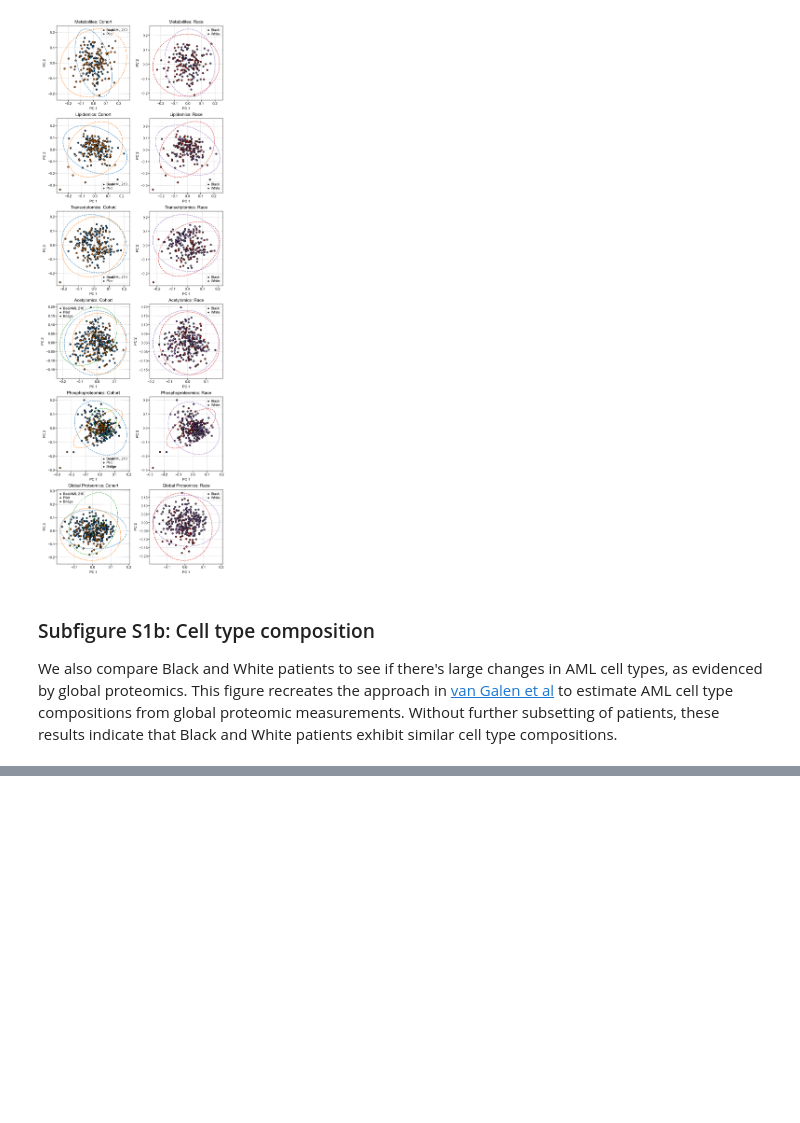
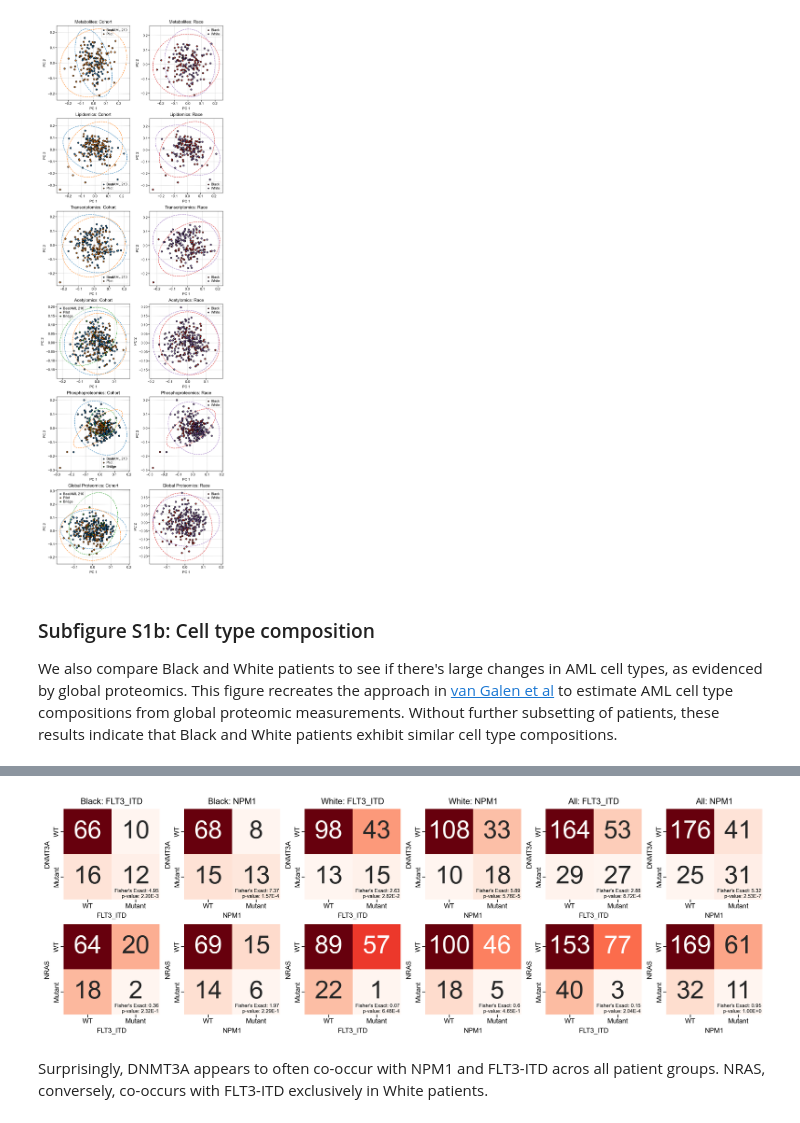
Before and after one commit to PNNL-CompBio/amlMultidrugResistance, a Jupyter notebook: aml_outcome_disparities/analysis/figS1/figureS1.ipynb, the cells around one changed output, grey strips where cells are left out. Saved outputs shown, nothing was run; the diff lists cells and outputs as text; code cells hidden in the pictures; blank space fills up the shorter version.

```diff
--- a/aml_outcome_disparities/analysis/figS1/figureS1.ipynb
+++ b/aml_outcome_disparities/analysis/figS1/figureS1.ipynb
@@ -28,0 +62,7 @@ fig_S1b = make_figure_S1b()
+# %%
+from figureS1f import make_figure as make_figure_S1f
+fig_S1f = make_figure_S1f()
+# %% [output]
+[figure, added]
+# %% [markdown]
+Surprisingly, DNMT3A appears to often co-occur with NPM1 and FLT3-ITD acros all patient groups. NRAS, conversely, co-occurs with FLT3-ITD exclusively in White patients.
```
Also changed, not shown: parts of 11 cells of this notebook, 1 other file.
